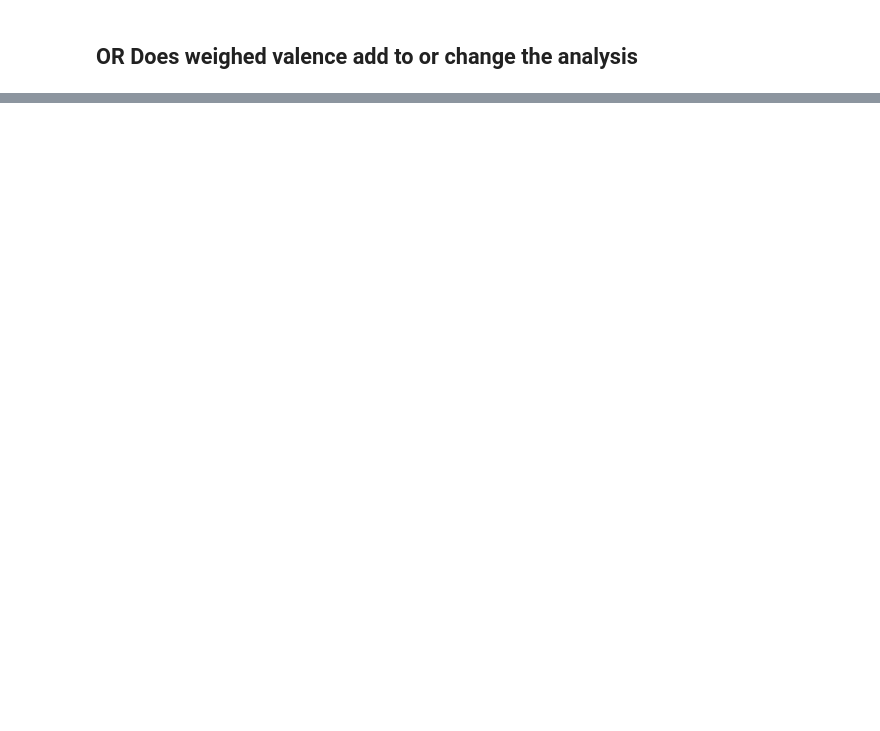
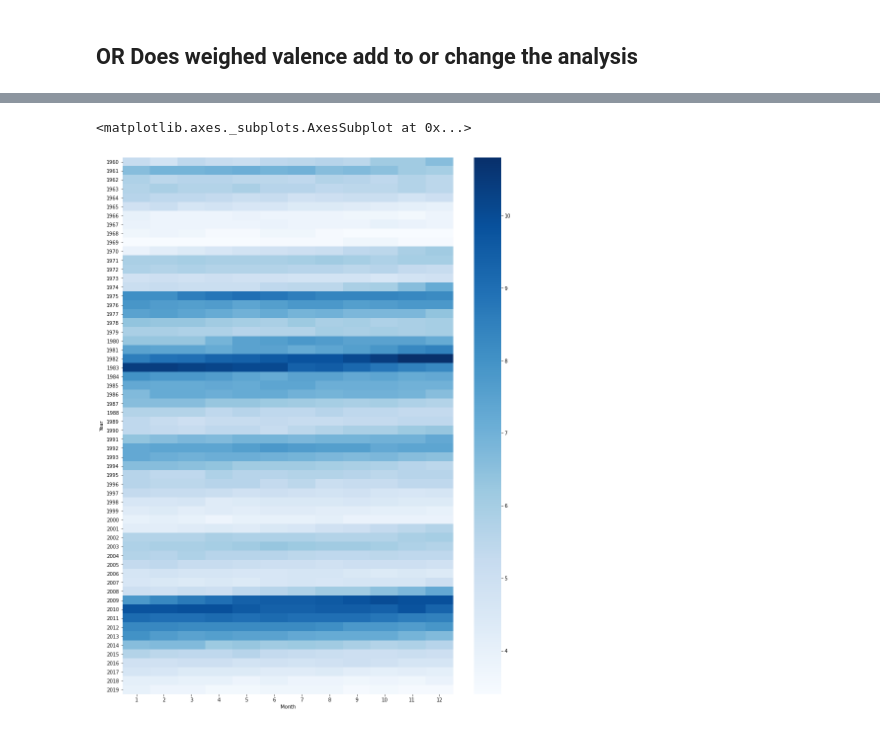
Before and after one commit to richardk6/Billboard-Project, a Jupyter notebook: code/data_analysis.ipynb, the cells around one changed output, grey strips where cells are left out. Cells and saved outputs as stored; diff of their text form; code cells hidden in the pictures; blank space fills up the shorter version.

```diff
--- a/code/data_analysis.ipynb
+++ b/code/data_analysis.ipynb
@@ -86,3 +86,7 @@ plt.show()
 # End of Kelsey's Code
 # %%
 # Will's Code
+# %%
+data = pd.read_csv('../data/music_and_unemployment.csv')
+data.drop('Unnamed: 0',axis=1,inplace=True)
+data.head()
@@ -88,0 +100,3 @@ plt.show()
+# %%
+unemployement_time=data[['Year','Month','Unemployment Rate']].drop_duplicates().reset_index(drop=True)
+unemployement_time.head()
@@ -88,0 +110,3 @@ plt.show()
+# %%
+unemployement_time_pivot=unemployement_time.pivot('Year','Month','Unemployment Rate')
+unemployement_time_pivot.head()
@@ -88,0 +133,6 @@ plt.show()
+# %%
+plt.figure(figsize=(15,20))
+sns.heatmap(unemployement_time_pivot,cmap=("Blues"))
+# %% [output]
+<matplotlib.axes._subplots.AxesSubplot at 0x...>
+[figure, added]
```
Also changed, not shown: parts of 6 cells of this notebook.
